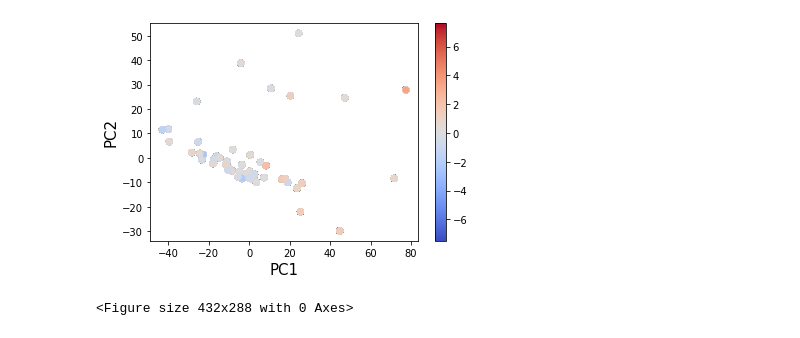
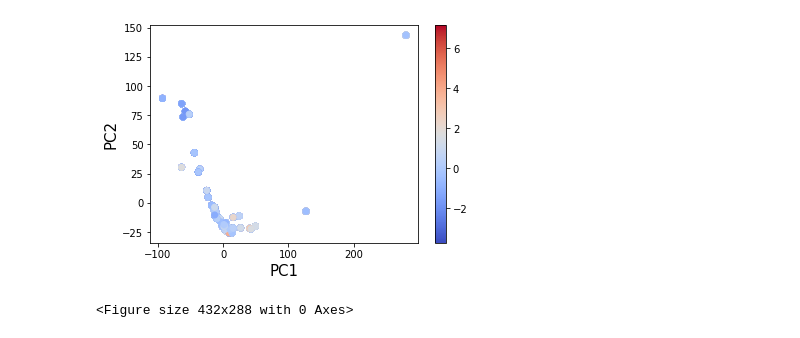
Before and after one commit to cannin/graph_neural_network_drug_response, a Jupyter notebook: notebook/get_pca_result.ipynb, the cells around one changed output. Saved outputs shown, nothing was run; the diff lists cells and outputs as text; code cells hidden in the pictures.

```diff
--- a/notebook/get_pca_result.ipynb
+++ b/notebook/get_pca_result.ipynb
@@ -10,6 +10,15 @@ from sklearn.decomposition import PCA
 from tqdm import tqdm
 # %%
 def get_pca_result(test_data_path, hidden_data_path):
+    """
+    Extracts pca result from all hidden data
+
+    :param test_data_path: PATH to test data
+    :param hidden_data_path: PATH to hidden data
+
+    return pca result
+    """
+
     p = pd.read_csv(test_data_path, header=None, sep="\t")
 
     hidden = listdir(hidden_data_path)
@@ -35,11 +44,11 @@ def get_pca_result(test_data_path, hidden_data_path):
 
     plt.show()
     plt.savefig("pca_result.png")
-# %%
-get_pca_result(
-    './DrugCell/data/test_rcell_over50_not_equal.txt',
-    '/export/scratch/inoue019/Hidden_135/'
-)
-# %% [output]
-[figure, removed]
-<Figure size 432x288 with 0 Axes>
+# %%
+get_pca_result(
+    '../DrugCell/data_rcellminer/test_rcell_wo_other.txt',
+    '../DrugCell/code/Hidden/'
+)
+# %% [output]
+[figure, added]
+<Figure size 432x288 with 0 Axes>
```
Also changed, not shown: 3 other files.
